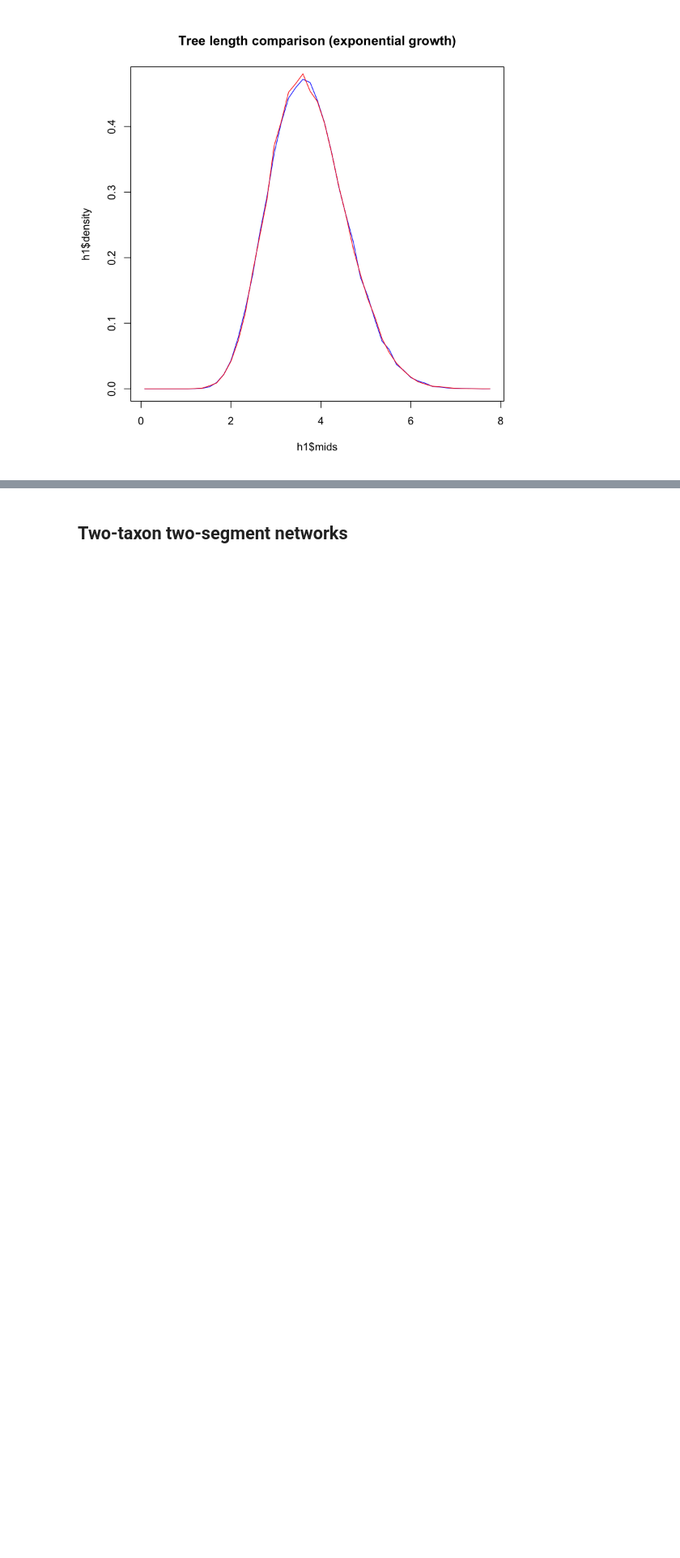
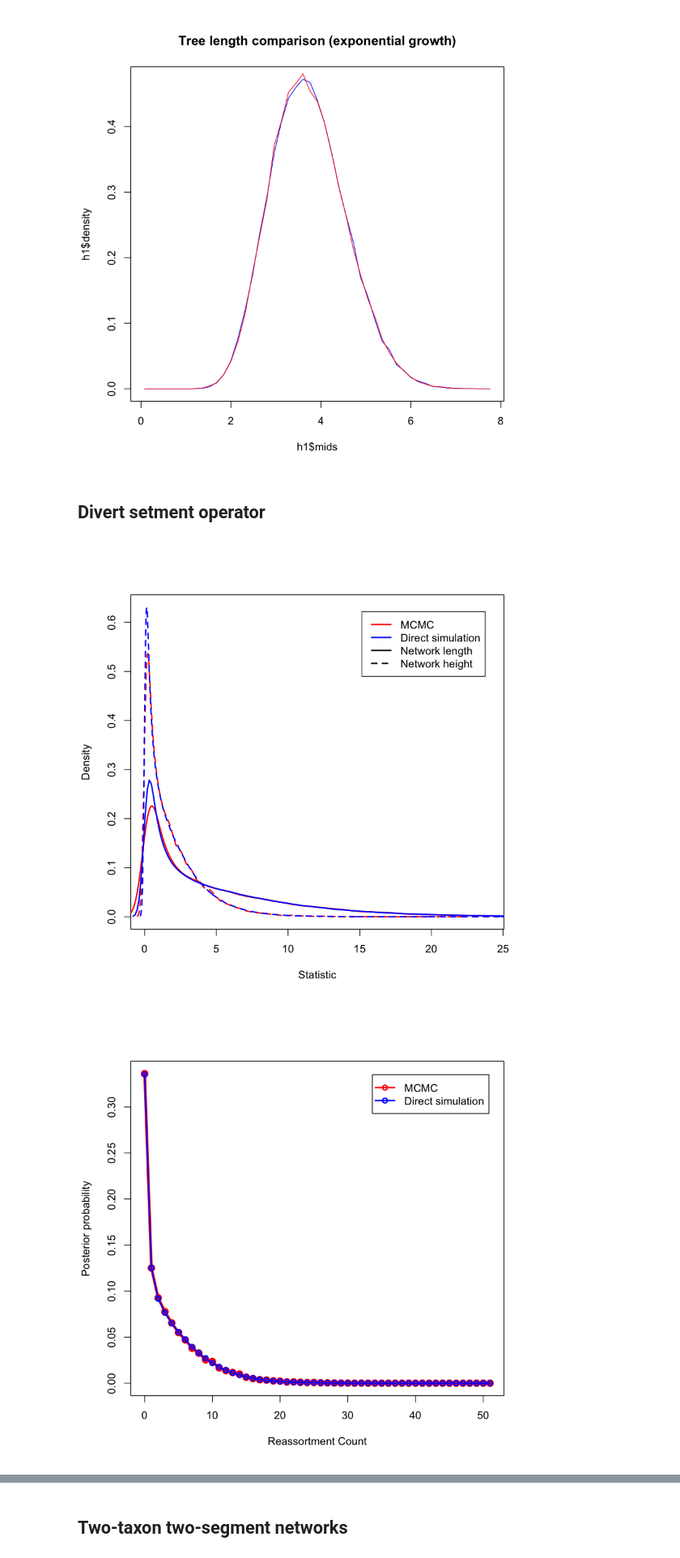
Before and after one commit to nicfel/CoalRe, a Jupyter notebook: validation/Validation.ipynb, the cells around one changed output, grey strips where cells are left out. Shown: that part at 81% size. Saved outputs shown, nothing was run; the diff lists cells and outputs as text; code cells hidden in the pictures; blank space fills up the shorter version.

```diff
--- a/validation/Validation.ipynb
+++ b/validation/Validation.ipynb
@@ -1,7 +1,7 @@
 # %%
 doCompare <- function(dsFileName, mcmcFileName) {
     dfs <- read.table(paste0("simulator/", dsFileName), header=T)
-    df <- read.table(paste0("addRemoveOperator/", mcmcFileName), header=T)
+    df <- read.table(paste0("operators/", mcmcFileName), header=T)
 
     # Remove 10% for burnin
     N <- dim(df)[1]
@@ -86,4 +86,12 @@ plot(h1$mids, h1$density, 'l', col='blue',
 lines(h2$mids, h2$density, col='red')
 # %% [output]
 [figure]
+# %% [markdown]
+## Divert setment operator
+# %%
+doCompare("simulate_contemp2taxon8seg.log",
+          "testDivertSegment_contemp2taxon8seg.log")
+# %% [output]
+[figure, added]
+[figure, added]
 # %% [markdown]
```
Also changed, not shown: parts of 1 cell of this notebook, 8 other files.
